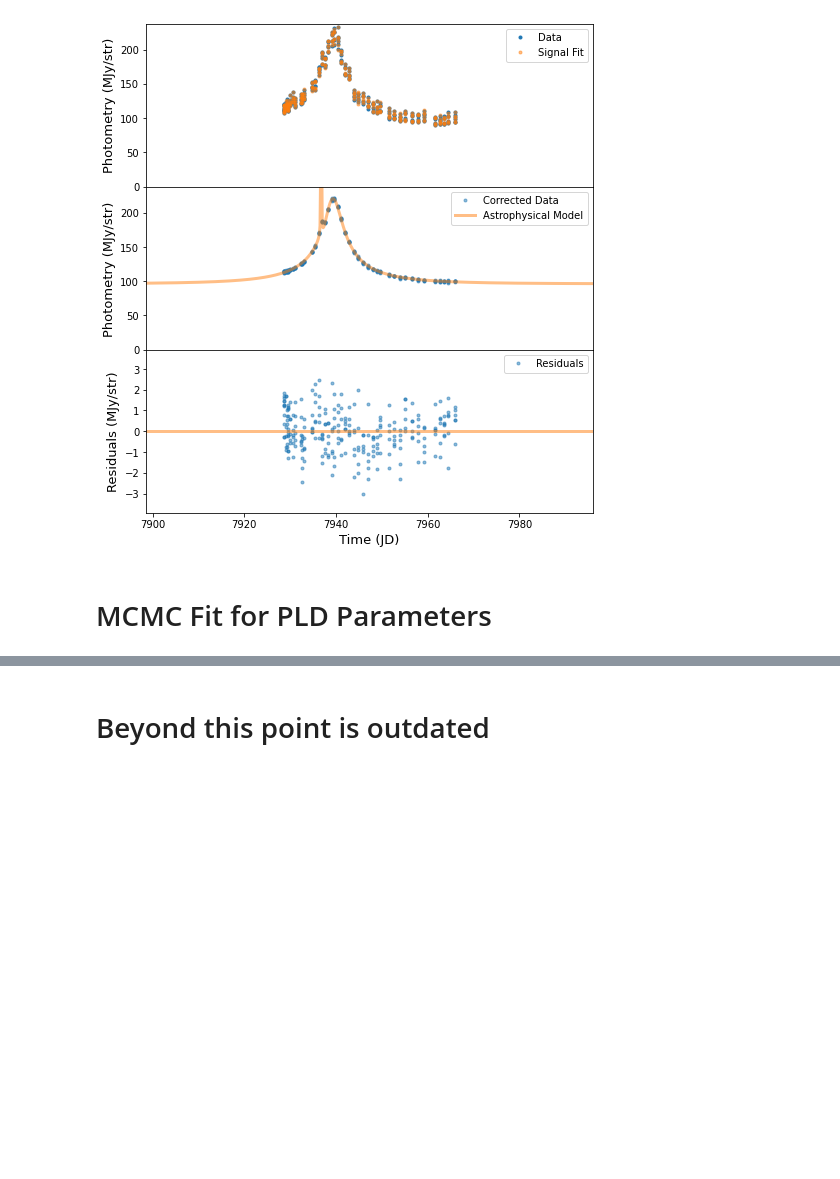
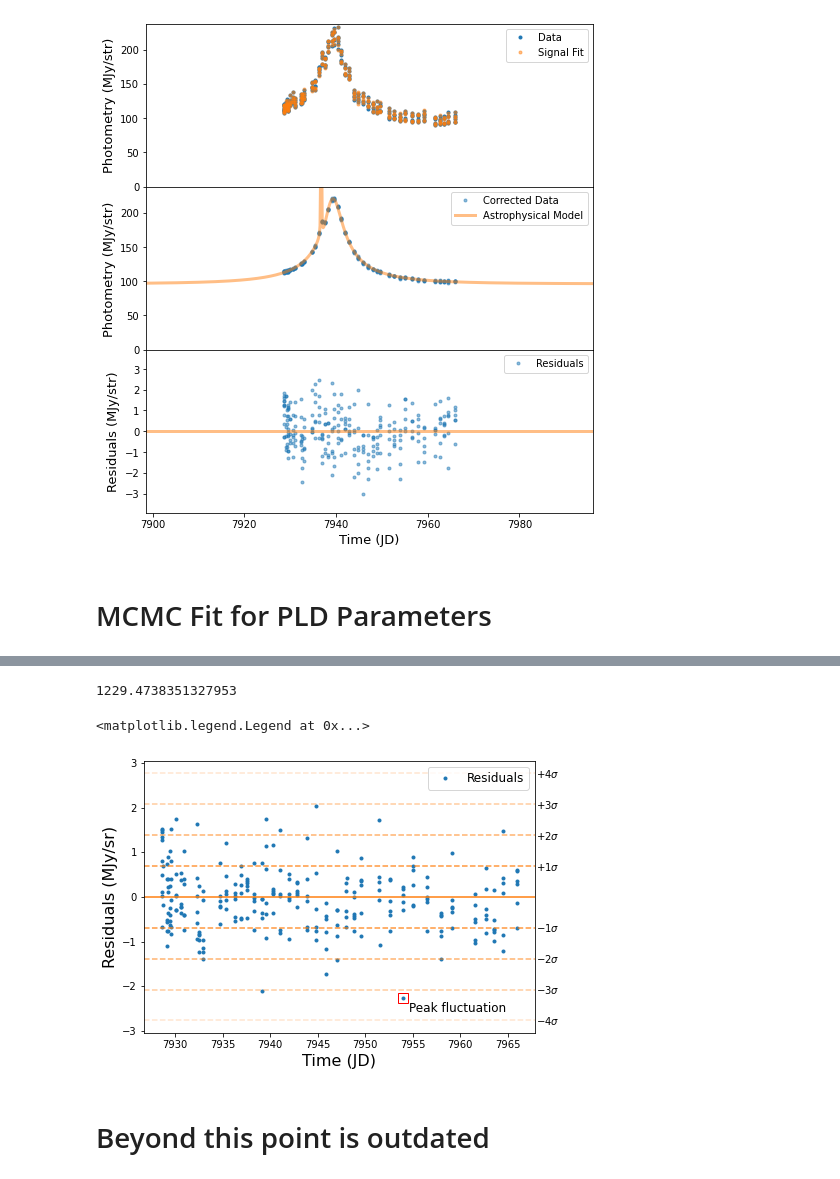
Before and after one commit to tbctk/tbk-Spitzer-ulens, a Jupyter notebook: Spitzer-ulens_Tutorial.ipynb, the cells around one changed output, grey strips where cells are left out. Saved outputs shown, nothing was run; the diff lists cells and outputs as text; code cells hidden in the pictures; blank space fills up the shorter version.

```diff
--- a/Spitzer-ulens_Tutorial.ipynb
+++ b/Spitzer-ulens_Tutorial.ipynb
@@ -265,4 +269,32 @@ RMS after MCMC  :  0.691819256593954
 # %%
 # Compute BIC
 bic = mcmc.get_BIC(popt_mcmc, MODELFUNC, event.TIMES, PTOT, PTOT_E, E_BIN, PNORM, X)
-bic_single = 2030.5618472356946
+print(bic)
+# %% [output]
+1229.4738351327953
+# %%
+resi_corr = corr_mcmc-MODELFUNC(time,*popt_mcmc)
+std = resi_corr.std()
+indmax = np.argmax(np.abs(resi_corr))
+timemax,resimax = time[indmax],resi_corr[indmax]
+
+fig,ax = plt.subplots(figsize=(7,5))
+ax.plot(time,resi_corr,'.',label='Residuals')
+ax.plot(timemax,resimax,marker='s',fillstyle='none',color='red',markersize=10)
+ax.text(timemax+0.7,resimax-0.3,'Peak fluctuation',fontsize=12)
+
+ax.axhline(y=0,color='C1')
+#ax.text(time[-1]+2.1,-0.1,r'best fit')
+for i in range(1,5):
+    ax.axhline(y=i*std,color='C1',ls='--',alpha=1-0.2*i)
+    ax.axhline(y=-i*std,color='C1',ls='--',alpha=1-0.2*i)
+    ax.text(time[-1]+2,i*std-0.1,r'$+%d\sigma$'%i)
+    ax.text(time[-1]+2,-i*std-0.1,r'$-%d\sigma$'%i)
+
+ax.set_ylabel('Residuals (MJy/sr)',fontsize=16)
+ax.set_xlabel('Time (JD)',fontsize=16)
+
+ax.legend(fontsize=12)
+# %% [output]
+<matplotlib.legend.Legend at 0x...>
+[figure, added]
```
Also changed, not shown: parts of 23 cells of this notebook, 2 other files.
